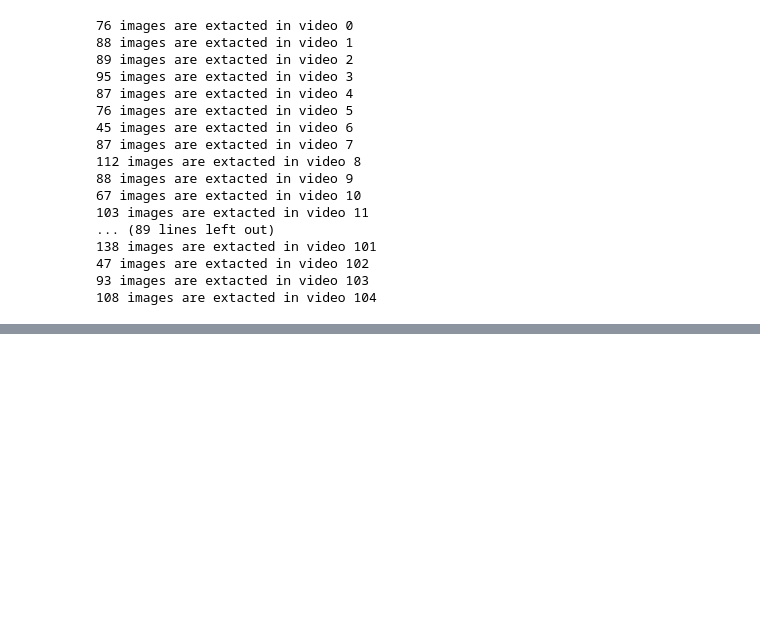
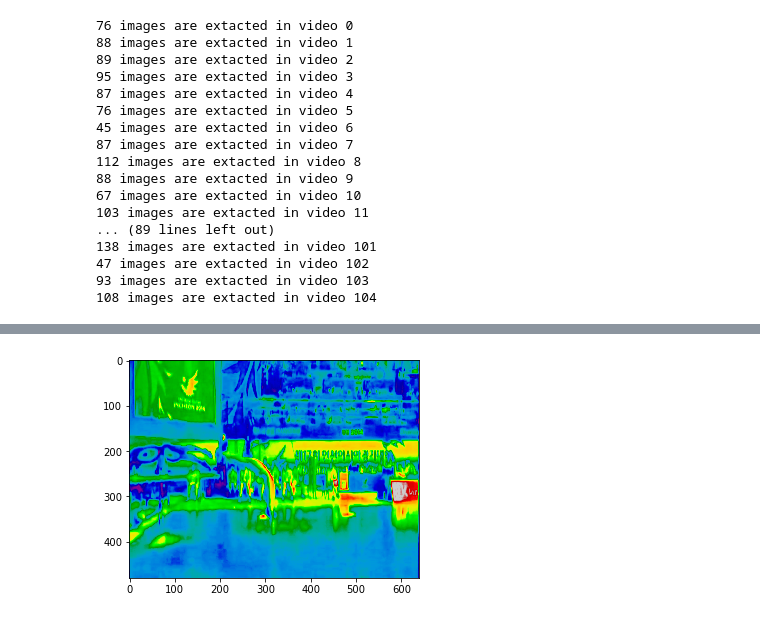
Before and after one commit to proohit/deep-learning-team6, a Jupyter notebook: 1b/Data Exploration.ipynb, the cells around one changed output, grey strips where cells are left out. Drawn from its saved outputs; the diff is of its cells as text; code cells hidden in the pictures; blank space fills up the shorter version.

```diff
--- a/1b/Data Exploration.ipynb
+++ b/1b/Data Exploration.ipynb
@@ -74,3 +96,8 @@ import matplotlib.pyplot as plt
+# %%
+imgplot = plt.imshow(lum_img)
+imgplot.set_cmap('nipy_spectral')
+# %% [output]
+[figure, added]
 # %%
 # delete folder
 
```
Also changed, not shown: parts of 7 cells of this notebook.
